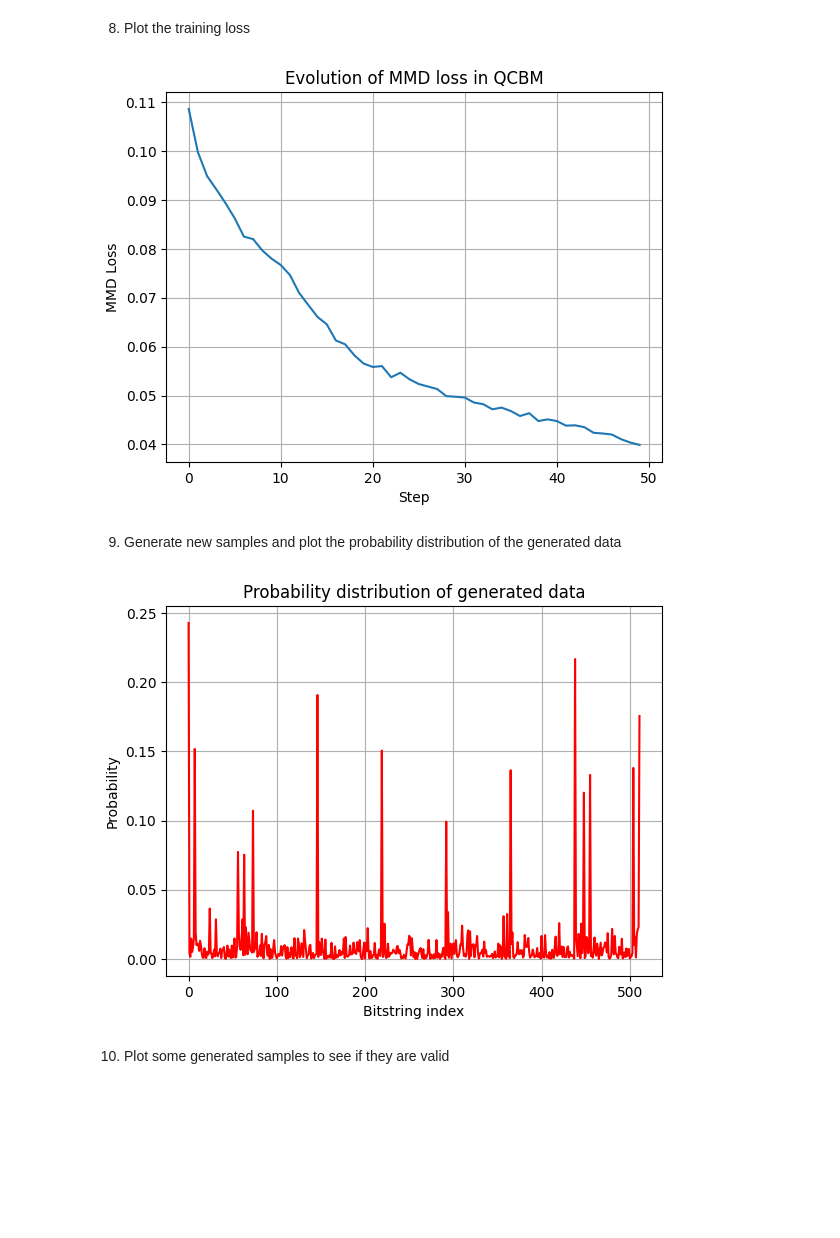
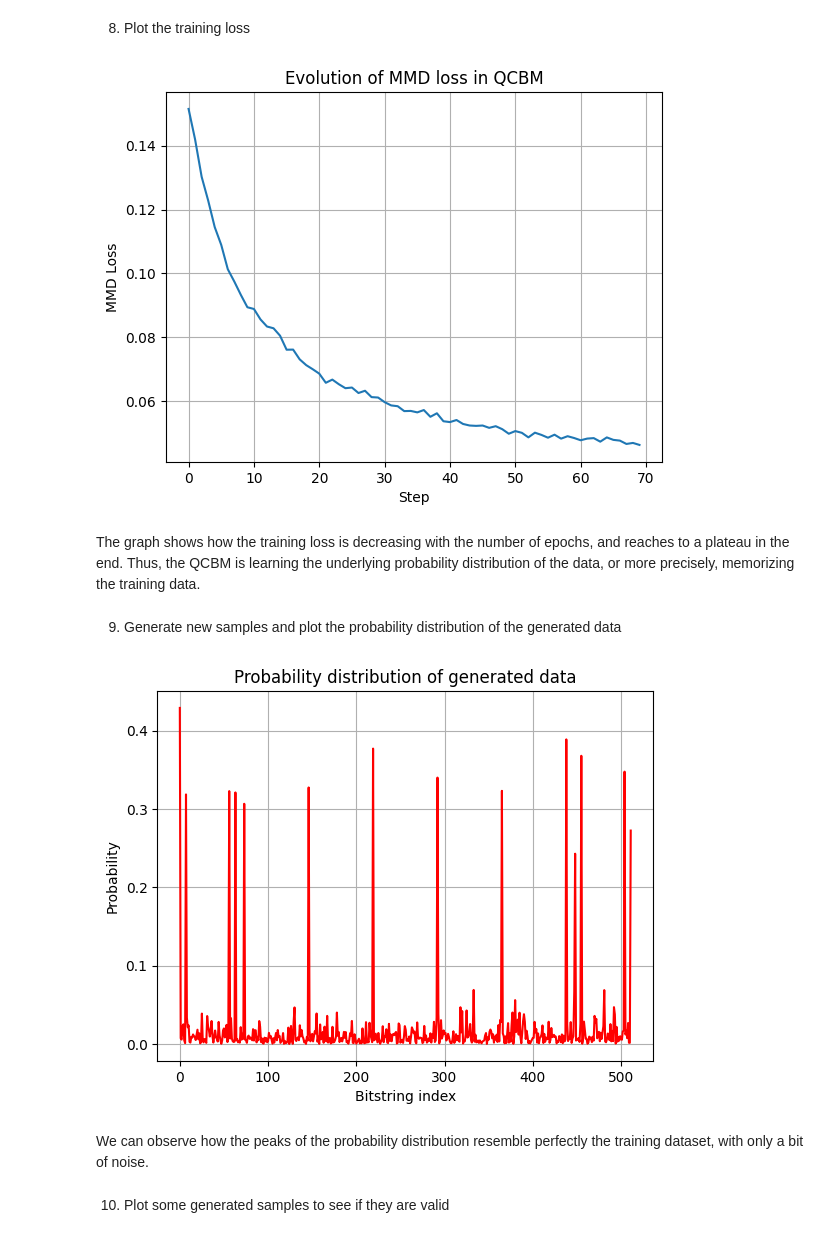
Before and after one commit to cesar-hernando/QML, a Jupyter notebook: qcbm_bars_stripes.ipynb, the cells around one changed output. Cells and saved outputs as stored; diff of their text form; code cells hidden in the pictures; blank space fills up the shorter version.

```diff
--- a/qcbm_bars_stripes.ipynb
+++ b/qcbm_bars_stripes.ipynb
@@ -100,7 +111,7 @@ basis_flat = basis.reshape(basis.shape[0], -1)
 n_blocks = 8
 n_shots = 20000
 device = 'myQLM'
-sigma_list_kernel = [0.5, 1, 2, 4]
+sigma_list_kernel = [0.25, 0.5, 1]
 method = "Adam"
 
 qcbm = QCBM(
@@ -119,10 +128,7 @@ NameError: name 'binary_basis' is not defined
 # %%
-reweightning = False
 remove_samples = False
 
-if reweightning and remove_samples:
-    pass
-elif not(reweightning) and remove_samples:
+if remove_samples:
     n_removed_valid_samples = 6
     valid_indices = np.where(target_probs > 1e-3)
     chosen_indices = np.random.choice(valid_indices[0], size=n_removed_valid_samples, replace=False)
@@ -137,7 +143,7 @@ elif not(reweightning) and remove_samples:
 # %% [markdown]
 7. Train the QCBM
 # %%
-max_iter = 100
+max_iter = 70
 result, tracking_cost, fit_time = qcbm.fit(target_probs=target_probs, method=method, max_iter=max_iter)
 print(f"QCBM fitting ended in {fit_time} s")
 # %% [output]
@@ -163,15 +169,19 @@ QCBM fitting ended in 14932.160553216934 s
 # %%
 qcbm.plot_loss(tracking_cost)
 # %% [output]
-[figure, old version]
+[figure, new version]
+# %% [markdown]
+The graph shows how the training loss is decreasing with the number of epochs, and reaches to a plateau in the end. Thus, the QCBM is learning the underlying probability distribution of the data, or more precisely, memorizing the training data.
 # %% [markdown]
 9. Generate new samples and plot the probability distribution of the generated data
 # %%
-n_gen_samples = 1000000
+n_gen_samples = 200000
 samples_matrix, samples = qcbm.generate_samples(n_gen_samples)
 qcbm.plot_generated_distribution(samples)
 # %% [output]
-[figure, old version]
+[figure, new version]
+# %% [markdown]
+We can observe how the peaks of the probability distribution resemble perfectly the training dataset, with only a bit of noise.
 # %% [markdown]
 10. Plot some generated samples to see if they are valid
 # %%
```
Also changed, not shown: parts of 11 cells of this notebook, 5 other files.
